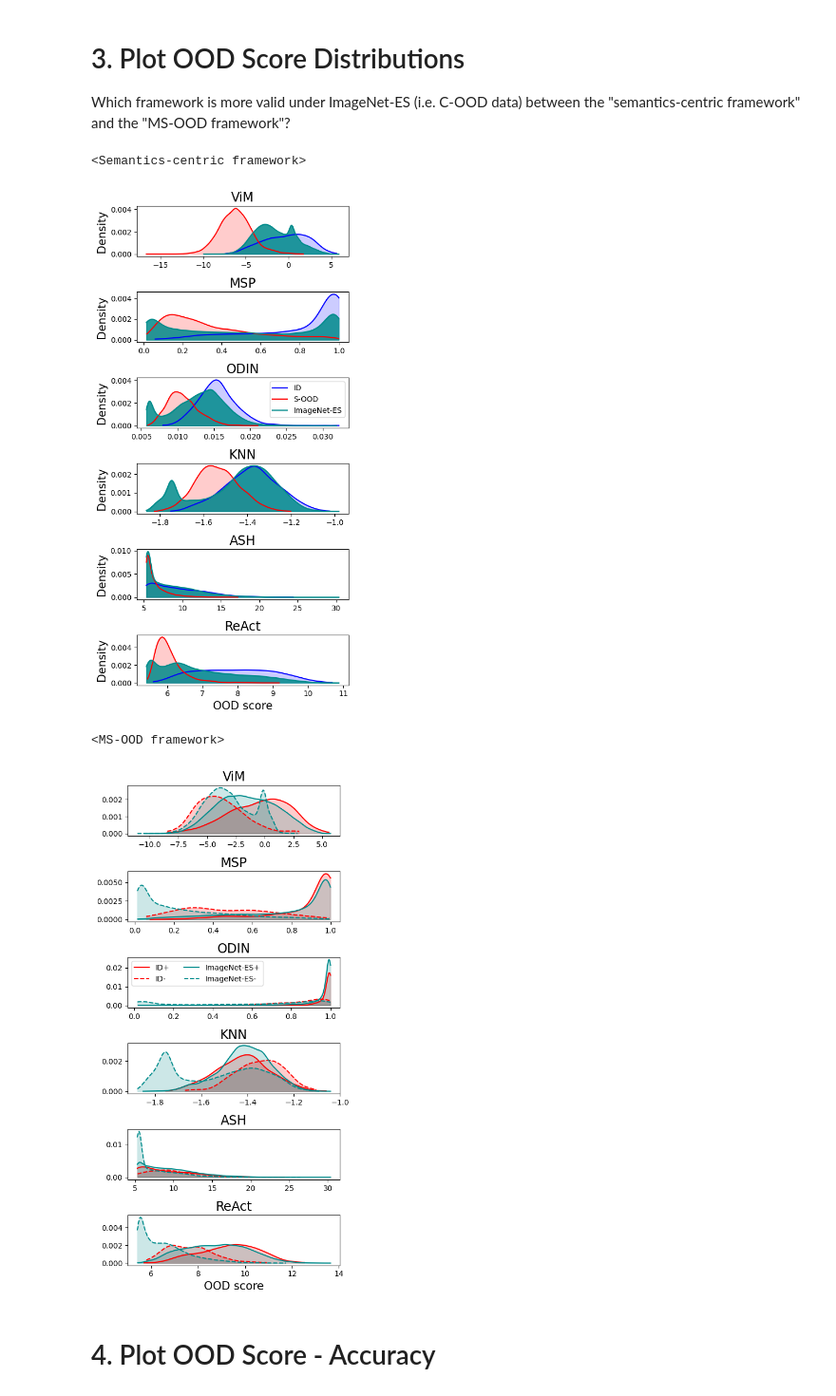
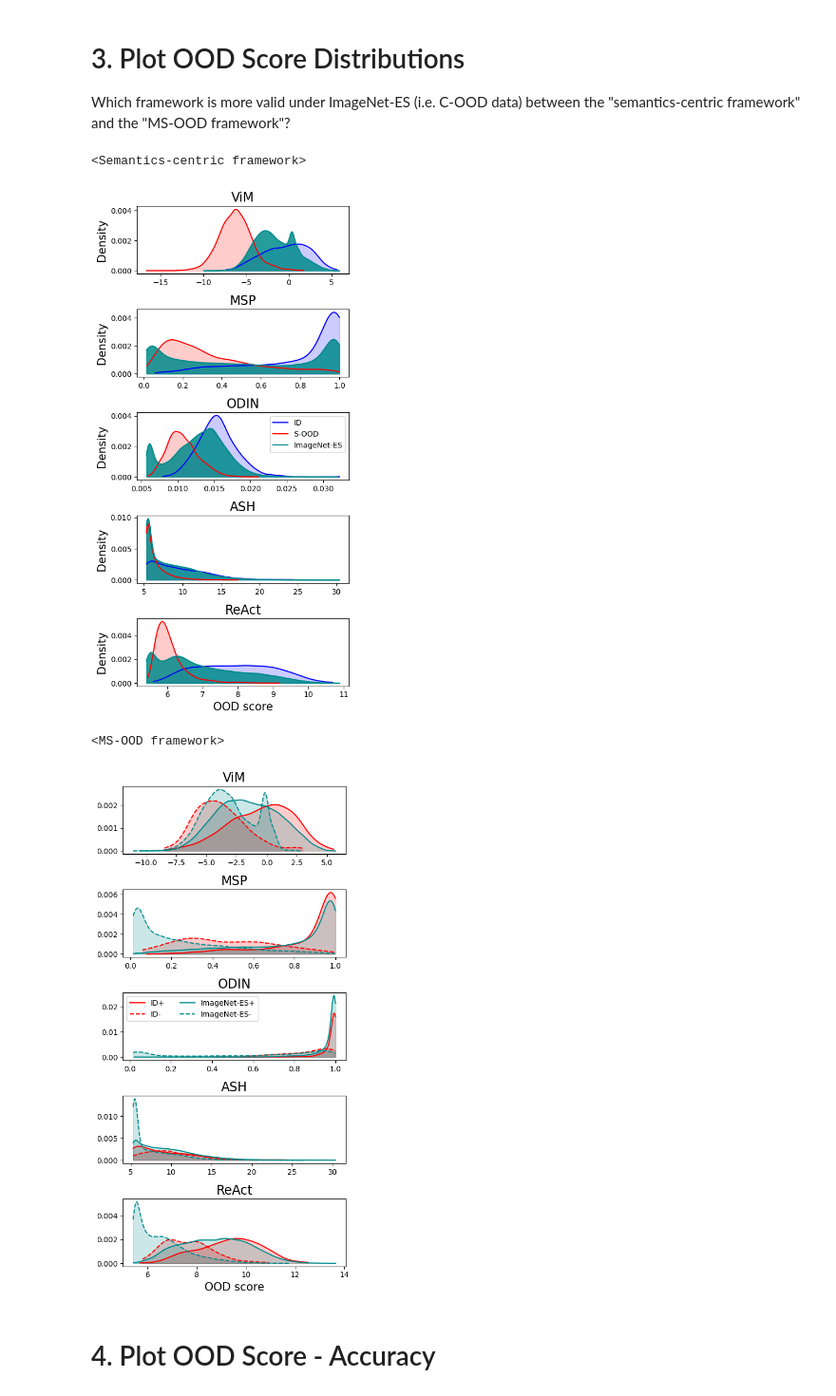
Before and after one commit to Edw2n/ImageNet-ES, a Jupyter notebook: ood_plots.ipynb, the cells around one changed output. Shown at 95% size. Cells and saved outputs as stored; diff of their text form; code cells hidden in the pictures.

Commit message:
ood_plot_final

```diff
--- a/ood_plots.ipynb
+++ b/ood_plots.ipynb
@@ -9,31 +9,29 @@ warnings.filterwarnings(action='ignore')
 # %%
 OOD_TARGETS_SCORES_FOCUS = {
     'MAIN_METHODS': ['vim', 'msp', 'odin'], # main paper supports
-    'FULL_METHODS': ['vim', 'msp', 'odin', 'knn', 'ash','react'], # appendix supports
+    'FULL_METHODS': ['vim', 'msp', 'odin', 'ash','react'], # appendix supports
+    'LEFT_METHODS': ['react', 'ash'], # appendix supports
 }
 
-OOD_TARGETS_PERFORMANCE_FOCUS = {
-    'MAIN_METHODS': ['vim', 'msp', 'odin', 'react'], # main paper supports
-    'FULL_METHODS': ['vim', 'msp', 'odin', 'knn', 'ash','react'], # appendix supports
-}
+OOD_TARGETS_PERFORMANCE_FOCUS = ['vim', 'msp', 'odin', 'react', 'ash']
 
 MODEL_FULL_NAME = {
     'SWIN': 'swin_base_patch4_window7_224',
     'EN': 'efficientnet_b0.ra_in1k',
     'RN18':'resnet18.a1_in1k',
+    'VIT':'deit_base_patch16_224.fb_in1k',
 }
 
 SETTING_KEYWORD_MAP = {
     'SEMANTICS-CENTRIC': 'SC',
     'MS-OOD': 'MC',
-    'ENHANCEMENT': 'ES',
 }
 # %% [markdown]
 # 1. Select Analysis Options
 # %%
 from configs.datasets import DATA_ROOT_DIR
 
-model = 'EN'
+model = 'VIT'
 ood_targets = 'FULL_METHODS'
 TEST_DATA_ROOT_DIR = f'{DATA_ROOT_DIR}/es-test'
 RESULT_DIR = 'results_new_labeler_paper_written_ver'
@@ -64,31 +62,33 @@ Which framework is more valid under ImageNet-ES (i.e. C-OOD data) between the "s
 # %%
 from utils.histogram import Histogram
 
 s_ood = 'textures'
 
 target_methods = OOD_TARGETS_SCORES_FOCUS[ood_targets]
 
 scood = loaded['SEMANTICS-CENTRIC']['scores']
 msood = loaded['MS-OOD']['scores']
 
 if ood_targets == 'MAIN_METHODS':
     hist = Histogram()
+elif ood_targets == 'LEFT_METHODS':
+    hist = Histogram(fig_size=(5,3.4))
 else: # FULL METHODS
     hist = Histogram(fig_size=(5,10))
 
 FILE_NAME_SC = f'{MODEL_RESULT_DIR}/ood-dist/SEMANTICS-CENTRIC_{ood_targets}.pdf'
 FILE_NAME_MC = f'{MODEL_RESULT_DIR}/ood-dist/MS-OOD_{ood_targets}.pdf'
 
 print('<Semantics-centric framework>')
 hist.draw_scood(scood, target_methods, s_ood=s_ood, legend_loc='odin', file_name=FILE_NAME_SC)
 
 print('<MS-OOD framework>')
 hist.draw_msood(msood, target_methods, s_ood=s_ood, legend_loc='odin', file_name=FILE_NAME_MC)
 # %% [output]
 <Semantics-centric framework>
-[figure, old version]
+[figure, new version]
 <MS-OOD framework>
-[figure, old version]
+[figure, new version]
 # %% [markdown]
 # 4. Plot OOD Score - Accuracy
 # %%
```
Also changed, not shown: parts of 8 cells of this notebook, 6 other files.
